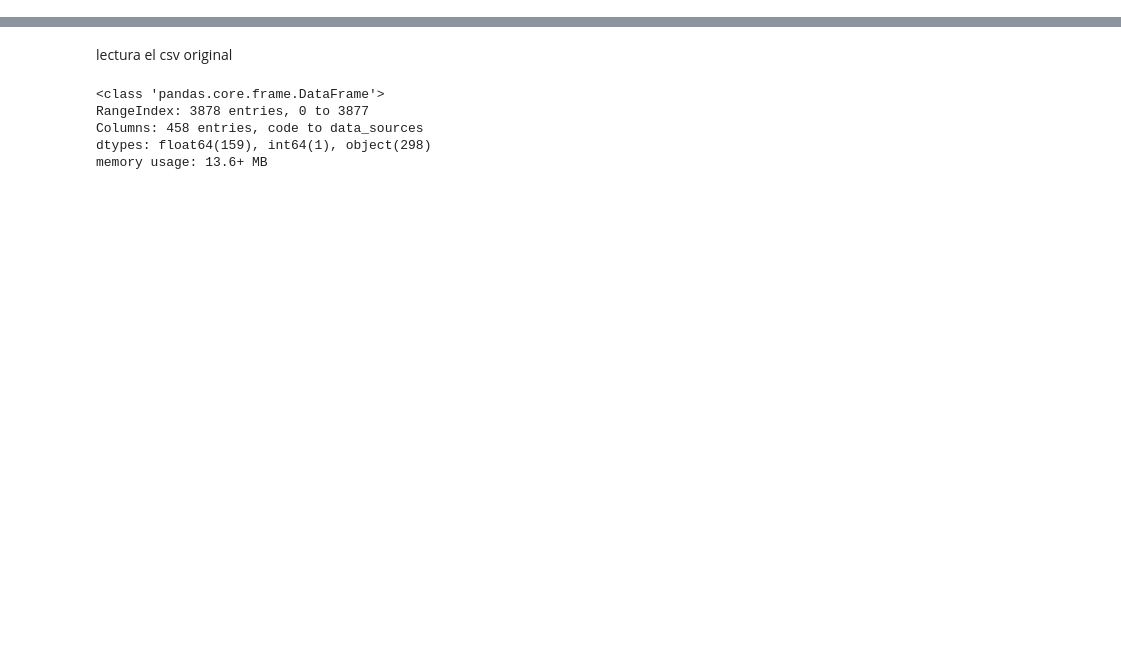
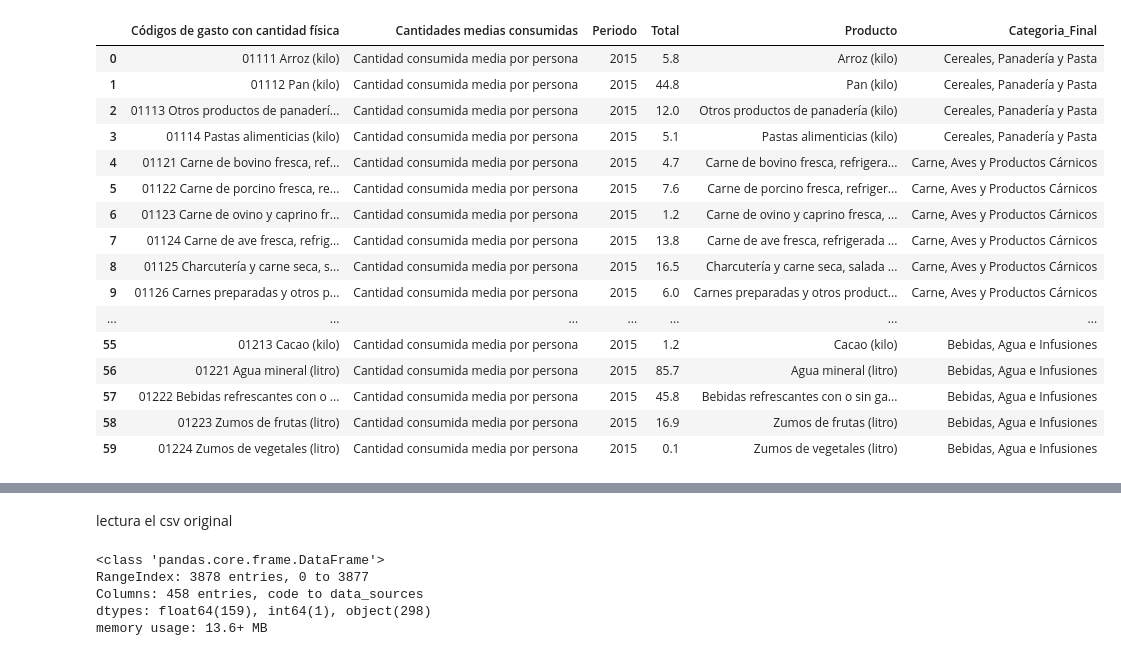
Before and after one commit to SergioMartinezRico/EDA_Nutriscore_NOVA, a Jupyter notebook: notebooks/pruebas.ipynb, the cells around one changed output, grey strips where cells are left out. Drawn from its saved outputs; the diff is of its cells as text; code cells hidden in the pictures; blank space fills up the shorter version.

```diff
--- a/notebooks/pruebas.ipynb
+++ b/notebooks/pruebas.ipynb
@@ -3,0 +397,3 @@ import numpy as np
+# %%
+df_cesta = pd.read_csv("../Data/cesta_spa.csv", sep="\t", encoding="latin-1")
+df_cesta.info()
@@ -3,0 +412,13 @@ import numpy as np
+# %%
+
+#Limpieza de Consumo_Total: Reemplazar coma por punto y convertir a float
+
+df_cesta['Total'] = df_cesta['Total'].astype(str).str.replace(',', '.', regex=False).astype(float)
+
+# 2. Crear la columna 'Producto' (solo la descripción)
+#    Se divide la columna original por el primer espacio y se toma el segundo elemento
+df_cesta['Producto'] = df_cesta['Códigos de gasto con cantidad física'].str.split(' ', n=1).str[1].str.strip()
+
+print("Columna 'Producto' creada y Columna 'Total' convertida a numérica:")
+print(df_cesta[['Producto', 'Total']].head())
+df_cesta.info()
@@ -3,0 +465,12 @@ import numpy as np
+# %%
+
+# Aplicar la función de mapeo a la columna 'Producto'
+df_cesta['Categoria_Final'] = df_cesta['Producto'].apply(map_category)
+
+# Agrupar el consumo total ('Total') por la nueva columna 'Categoria_Final' y sumar
+consumo_agregado = df_cesta.groupby('Categoria_Final')['Total'].sum().sort_values(ascending=False)
+
+print("\nConsumo Medio Total (en kilos/litros) por Persona y por Categoría (Modelo Combinado):")
+print("--------------------------------------------------------------------------------------")
+print(consumo_agregado)
+print("--------------------------------------------------------------------------------------")
@@ -3,0 +491,20 @@ import numpy as np
+# %%
+df_cesta
+# %% [output]
+|  | Códigos de gasto con cantidad física | Cantidades medias consumidas | Periodo | Total | Producto | Categoria_Final |
+| 0 | 01111 Arroz (kilo) | Cantidad consumida media por persona | 2015 | 5.8 | Arroz (kilo) | Cereales, Panadería y Pasta |
+| 1 | 01112 Pan (kilo) | Cantidad consumida media por persona | 2015 | 44.8 | Pan (kilo) | Cereales, Panadería y Pasta |
+| 2 | 01113 Otros productos de panaderí... | Cantidad consumida media por persona | 2015 | 12.0 | Otros productos de panadería (kilo) | Cereales, Panadería y Pasta |
+| 3 | 01114 Pastas alimenticias (kilo) | Cantidad consumida media por persona | 2015 | 5.1 | Pastas alimenticias (kilo) | Cereales, Panadería y Pasta |
+| 4 | 01121 Carne de bovino fresca, ref... | Cantidad consumida media por persona | 2015 | 4.7 | Carne de bovino fresca, refrigera... | Carne, Aves y Productos Cárnicos |
+| 5 | 01122 Carne de porcino fresca, re... | Cantidad consumida media por persona | 2015 | 7.6 | Carne de porcino fresca, refriger... | Carne, Aves y Productos Cárnicos |
+| 6 | 01123 Carne de ovino y caprino fr... | Cantidad consumida media por persona | 2015 | 1.2 | Carne de ovino y caprino fresca, ... | Carne, Aves y Productos Cárnicos |
+| 7 | 01124 Carne de ave fresca, refrig... | Cantidad consumida media por persona | 2015 | 13.8 | Carne de ave fresca, refrigerada ... | Carne, Aves y Productos Cárnicos |
+| 8 | 01125 Charcutería y carne seca, s... | Cantidad consumida media por persona | 2015 | 16.5 | Charcutería y carne seca, salada ... | Carne, Aves y Productos Cárnicos |
+| 9 | 01126 Carnes preparadas y otros p... | Cantidad consumida media por persona | 2015 | 6.0 | Carnes preparadas y otros product... | Carne, Aves y Productos Cárnicos |
+| ... | ... | ... | ... | ... | ... | ... |
+| 55 | 01213 Cacao (kilo) | Cantidad consumida media por persona | 2015 | 1.2 | Cacao (kilo) | Bebidas, Agua e Infusiones |
+| 56 | 01221 Agua mineral (litro) | Cantidad consumida media por persona | 2015 | 85.7 | Agua mineral (litro) | Bebidas, Agua e Infusiones |
+| 57 | 01222 Bebidas refrescantes con o ... | Cantidad consumida media por persona | 2015 | 45.8 | Bebidas refrescantes con o sin ga... | Bebidas, Agua e Infusiones |
+| 58 | 01223 Zumos de frutas (litro) | Cantidad consumida media por persona | 2015 | 16.9 | Zumos de frutas (litro) | Bebidas, Agua e Infusiones |
+| 59 | 01224 Zumos de vegetales (litro) | Cantidad consumida media por persona | 2015 | 0.1 | Zumos de vegetales (litro) | Bebidas, Agua e Infusiones |
```
Also changed, not shown: parts of 85 cells of this notebook, 23 other files.
